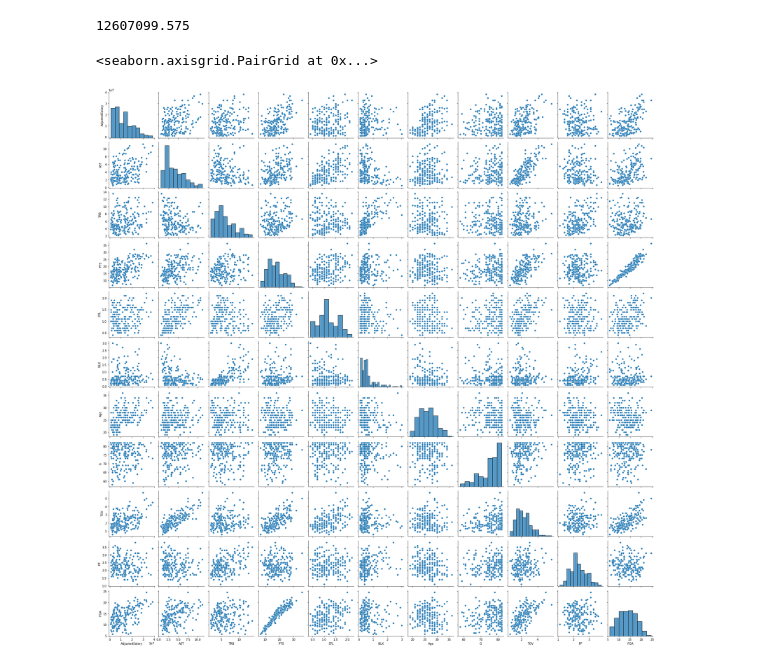
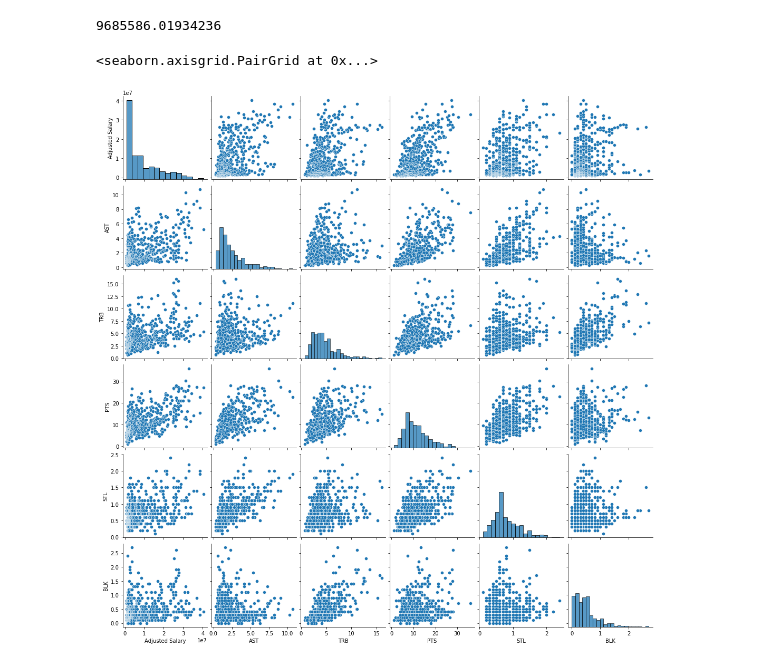
Before and after one commit to dluka117/NBA-Salary-Predictor-Project, a Jupyter notebook: NBAProject.ipynb, the cells around one changed output. Saved outputs shown, nothing was run; the diff lists cells and outputs as text; code cells hidden in the pictures.

```diff
--- a/NBAProject.ipynb
+++ b/NBAProject.ipynb
@@ -6,7 +6,7 @@ from sklearn.linear_model import LinearRegression
 import os
 import seaborn as sns
 # %%
-df = pd.read_csv(r'C:\Users\Devin\Documents\cleanednbasalarytable.csv')
+df = pd.read_csv(r'C:\Users\Devin\Documents\NBAPlayers2017-2019.csv')
 print(df)
 df.describe()
 # %% [output]
@@ -40,9 +39,11 @@ df.describe()
 # %%
-df.loc[:,'AdjustedSalary'].mean()
+df.loc[:,'Adjusted Salary'].mean()
 # %% [output]
-12607099.575
+9685586.01934236
 # %%
-sns.pairplot(df[['AdjustedSalary','AST','TRB','PTS','STL','BLK','Age','G','TOV','PF','FGA']])
+basic_stats = df[['Adjusted Salary','AST','TRB','PTS','STL','BLK']]
+#sns.pairplot(df[['Adjusted Salary','AST','TRB','PTS','STL','BLK','Age','G','TOV','PF','FGA']])
+sns.pairplot(basic_stats)
 # %% [output]
 <seaborn.axisgrid.PairGrid at 0x...>
-[figure, old version]
+[figure, new version]
```
Also changed, not shown: parts of 11 cells of this notebook, 2 other files.
